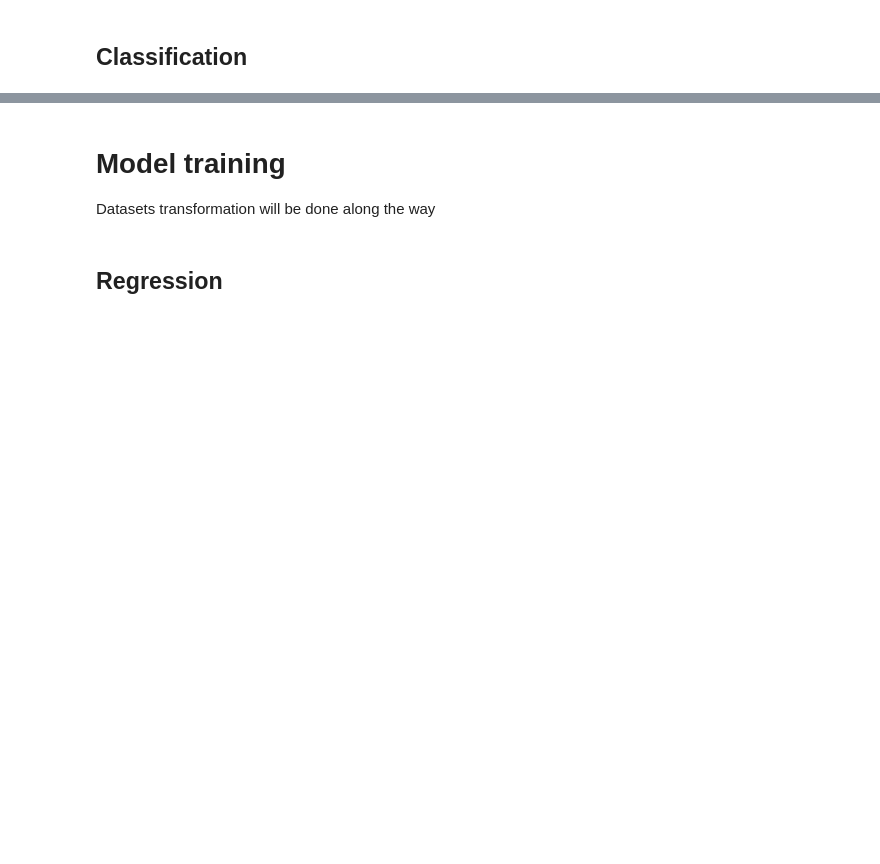
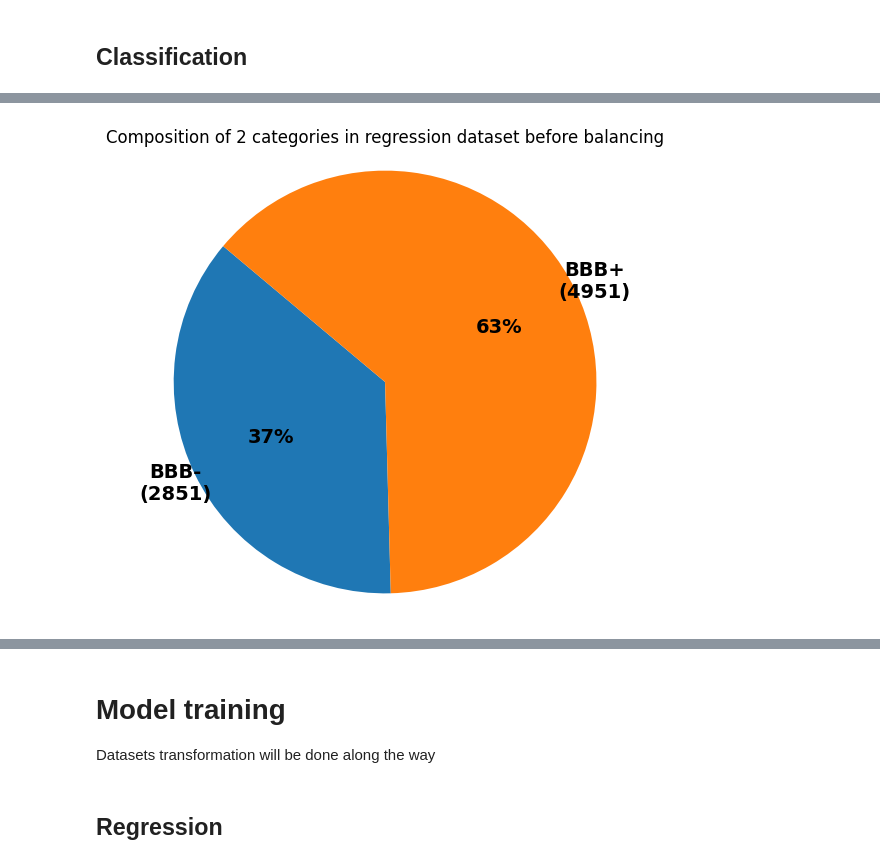
Before and after one commit to junqilu/BBBPrediction, a Jupyter notebook: BBBPrediction.ipynb, the cells around one changed output, grey strips where cells are left out. Drawn from its saved outputs; the diff is of its cells as text; code cells hidden in the pictures; blank space fills up the shorter version.

Commit message:
Finished balancing the classification dataset by 2 methods

```diff
--- a/BBBPrediction.ipynb
+++ b/BBBPrediction.ipynb
@@ -221,5 +113,5 @@ Before center and standardization
 # %%
-regression_df_expanded_cleaned = pd.read_csv\
-    ('datasets\expanded_datasets\BBB_regression_expanded.csv.zip')
-regression_df_expanded_cleaned
+classification_df_expanded_cleaned = pd.read_csv(
+    'datasets\expanded_datasets\BBB_classification_expanded.csv.zip')
+classification_df_expanded_cleaned
 # %% [output]
@@ -238,0 +131,16 @@ regression_df_expanded_cleaned
+# %%
+classification_BBB_N = (classification_df_expanded_cleaned
+[classification_df_expanded_cleaned['BBB+/BBB-'] == 'BBB-']).shape[0]  #These
+# are BBB-
+classification_BBB_Y = (classification_df_expanded_cleaned
+[classification_df_expanded_cleaned['BBB+/BBB-'] == 'BBB+']).shape[0]  #These
+# are BBB+
+
+simple_pie_plot(
+    label_list=['BBB-', 'BBB+'],
+    num_list=[classification_BBB_N, classification_BBB_Y],
+    title_str='Composition of 2 categories in regression dataset before balancing'
+)
+plt.show()
+# %% [output]
+[figure, added]
```
Also changed, not shown: parts of 27 cells of this notebook, 2 other files.
